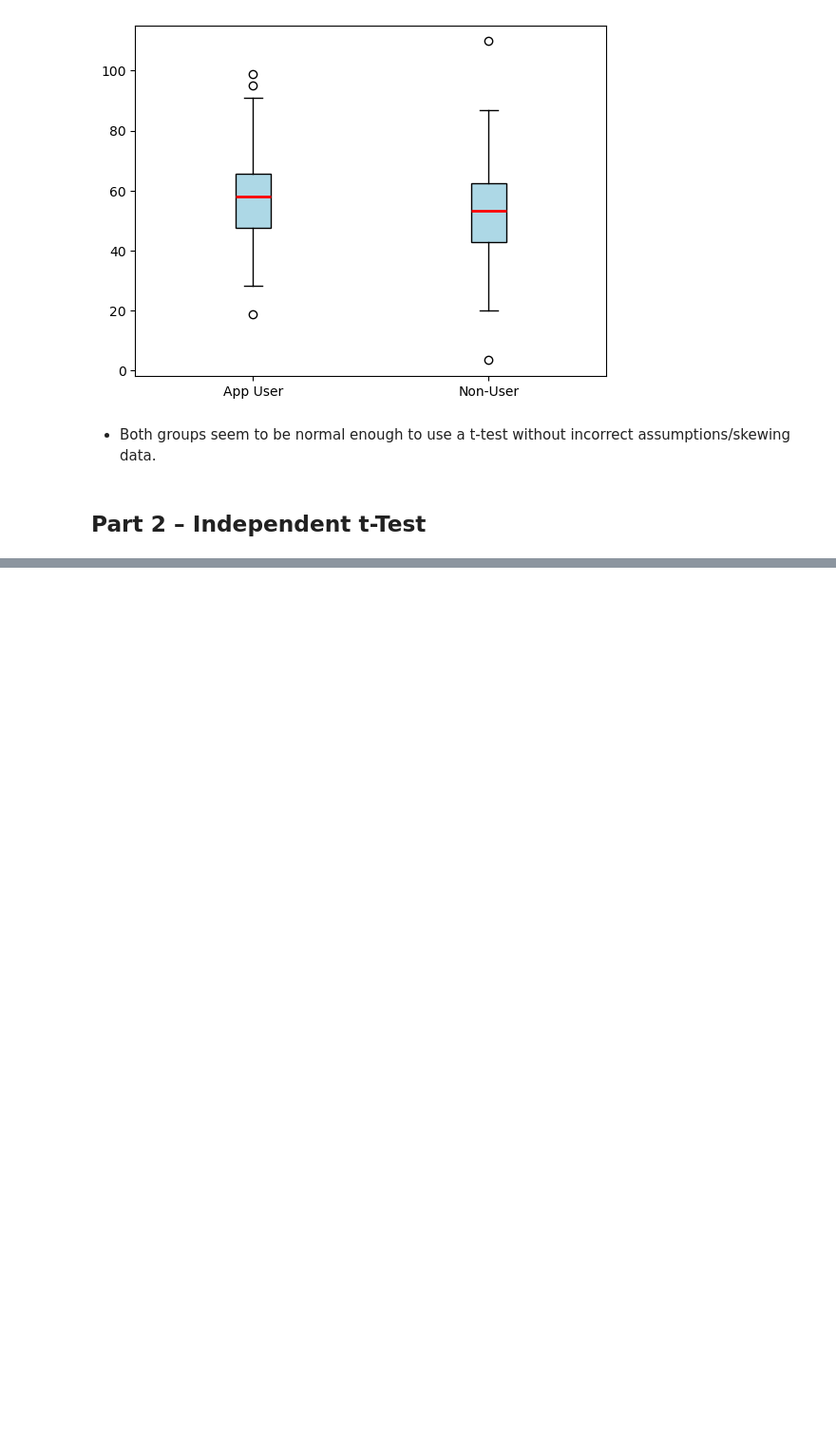
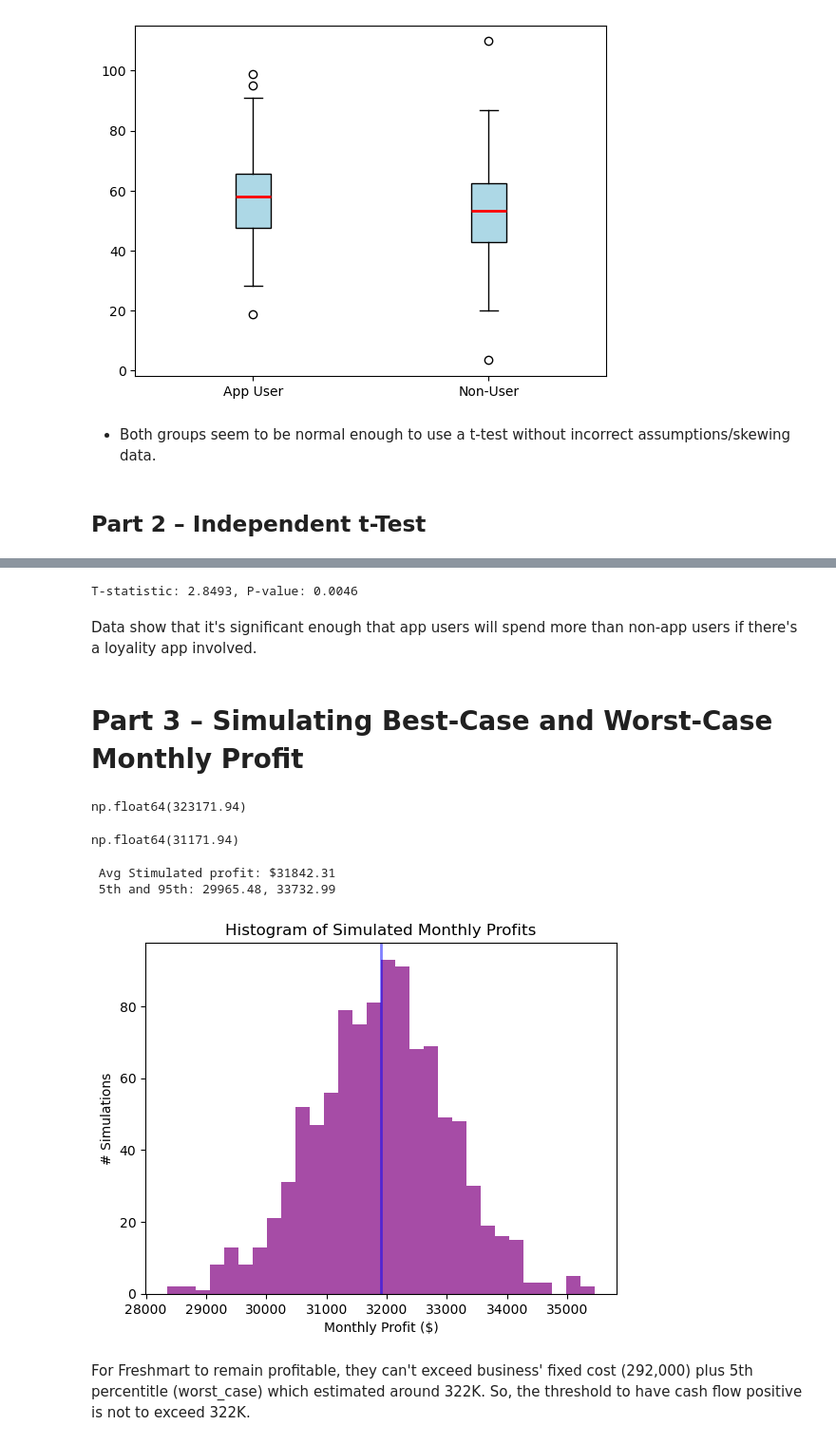
Before and after one commit to hhnguyen72/ddi-freshmart, a Jupyter notebook: Code/Notebook1.ipynb, the cells around one changed output, grey strips where cells are left out. Shown: that part at 95% size. Saved outputs shown, nothing was run; the diff lists cells and outputs as text; code cells hidden in the pictures; blank space fills up the shorter version.

```diff
--- a/Code/Notebook1.ipynb
+++ b/Code/Notebook1.ipynb
@@ -118,0 +122,57 @@ plt.boxplot([app_user['spend'], non_user['spend']], labels=['App User', 'Non-Use
+# %%
+t_stat, p_value = stats.ttest_ind(app_user['spend'], non_user['spend'], equal_var=False)
+print(f"T-statistic: {t_stat:.4f}, P-value: {p_value:.4f}")
+# %% [output]
+T-statistic: 2.8493, P-value: 0.0046
+# %% [markdown]
+Data show that it's significant enough that app users will spend more than non-app users if there's a loyality app involved.
+# %% [markdown]
+# Part 3 – Simulating Best-Case and Worst-Case Monthly Profit
+# %%
+# Sum both to get total revenue for that scenario.
+
+app_user_spend = np.random.normal(loc = app_user['spend'].mean(), scale = app_user['spend'].std(), size = 1_000).sum()
+non_user_spend = np.random.normal(loc = non_user['spend'].mean(), scale = non_user['spend'].std() , size = 5_000).sum()
+total_spend = app_user_spend + non_user_spend
+round(total_spend, 2)
+# %% [output]
+np.float64(323171.94)
+# %%
+# Subtract the fixed cost from each scenario’s total revenue to get profit.
+fixed_costs = 292_000
+total_revenue = total_spend - fixed_costs
+round(total_revenue, 2)
+# %% [output]
+np.float64(31171.94)
+# %%
+# Plot a histogram of the 1,000 profit estimates.
+
+def stimulated_revenue():
+    stimulated_profits = []
+    for _ in range(1000):
+        app_user_spend = np.random.normal(loc = app_user['spend'].mean(), scale = app_user['spend'].std(), size = 1_000).sum()
+        non_user_spend = np.random.normal(loc = non_user['spend'].mean(), scale = non_user['spend'].std() , size = 5_000).sum()
+        total_spend = app_user_spend + non_user_spend
+        total_revenue = round(total_spend - fixed_costs, 2)
+        stimulated_profits.append(total_revenue)
+    return stimulated_profits
+
+stimulated_1k = stimulated_revenue()
+print(f' Avg Stimulated profit: ${ round(np.mean(stimulated_1k),2)}')
+# 5th, 95th np percentiles
+lower_bound = round(np.percentile(stimulated_1k, 5), 2)
+upper_bound = round(np.percentile(stimulated_1k, 95), 2)
+print(f' 5th and 95th: {lower_bound}, {upper_bound}')
+
+plt.hist(stimulated_profits, bins=30, color='purple', alpha=0.7)
+plt.title('Histogram of Simulated Monthly Profits')
+plt.xlabel('Monthly Profit ($)')
+plt.ylabel('# Simulations')
+plt.axvline(np.mean(stimulated_profits), color='blue', alpha =0.5, linewidth=2, label='Mean Profit')
+plt.show()
+# %% [output]
+ Avg Stimulated profit: $31842.31
+ 5th and 95th: 29965.48, 33732.99
+[figure, added]
+# %% [markdown]
+For Freshmart to remain profitable, they can't exceed business' fixed cost (292,000) plus 5th percentitle (worst_case) which estimated around 322K. So, the threshold to have cash flow positive is not to exceed 322K.
```
Also changed, not shown: parts of 1 cell of this notebook.
